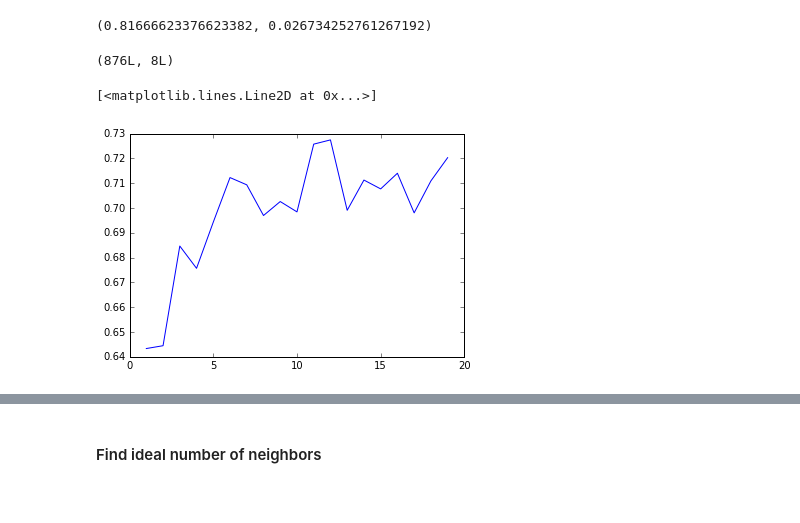
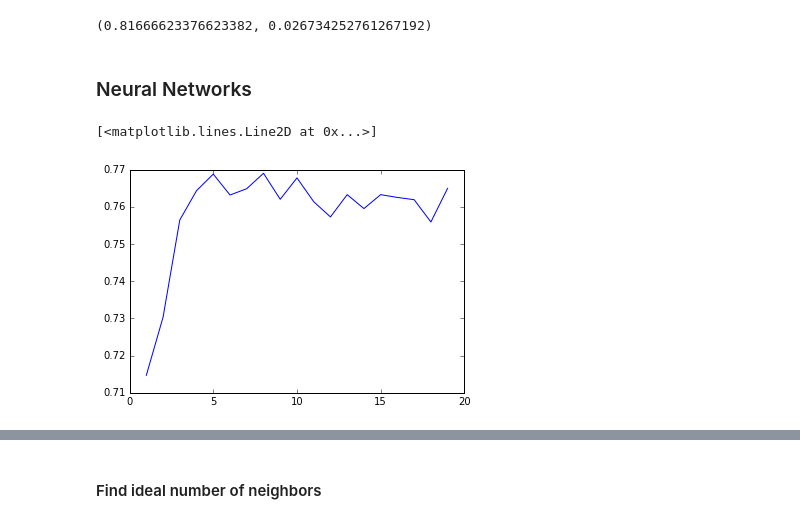
Before and after one commit to dangall/FullDataAnalysisPipeline, a Jupyter notebook: Predictions.ipynb, the cells around one changed output, grey strips where cells are left out. Cells and saved outputs as stored; diff of their text form; code cells hidden in the pictures.

Commit message:
Finish implementing MLP (basic neural network). Begin clustering

```diff
--- a/Predictions.ipynb
+++ b/Predictions.ipynb
@@ -752,7 +753,3 @@ frompredict = ['Pclass', 'Sex', "Age", 'SibSp', 'Parch', "Fare", "Cabin", 'Embar
 getPredictionScore(X, y, SVC, num_iterations=20, transform="scale")
 # %% [output]
 (0.81666623376623382, 0.026734252761267192)
-# %%
-X.shape
-# %% [output]
-(876L, 8L)
@@ -761,21 +756,18 @@ from sklearn.neural_network import MLPClassifier
+# %% [markdown]
+### Neural Networks
 # %%
 def makeitofsize(dathirdsize):
     allofthem = []
     for ii in range(40):
         neurnet = MLPClassifier(solver="lbfgs", hidden_layer_sizes=(4,9,dathirdsize))
         X_train, X_test, y_train, y_test = train_test_split(X, y, test_size=0.8, random_state=42)
+        X_train, X_test = scaleData(X_train, X_test)
         neurnet.fit(X_train, y_train)
         allofthem.append(np.mean(neurnet.predict(X_test)==y_test))
     return np.mean(allofthem)
 
-haha = [makeitofsize(jj) for jj in range(1,20)]
-
-#allguys = []
-#for kk in range(10,110,10):
-#    print kk
-#    allguys.append([makeitofsize(kk,jj) for jj in range(1,20)])
+allthescores = [makeitofsize(jj) for jj in range(1,20)]
+plt.plot(range(1,20),allthescores)
+# %% [output]
+[<matplotlib.lines.Line2D at 0x...>]
+[figure, added]
-# %%
-plt.plot(range(1,20),haha)
-# %% [output]
-[<matplotlib.lines.Line2D at 0x...>]
-[figure, removed]
```
Also changed, not shown: parts of 10 cells of this notebook.
